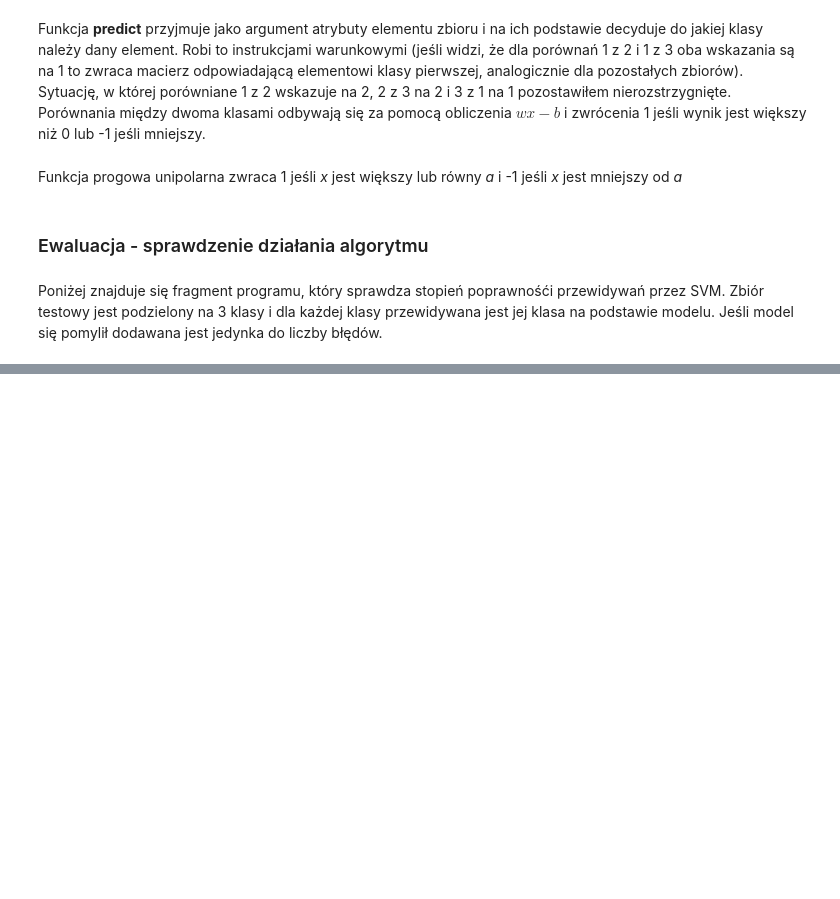
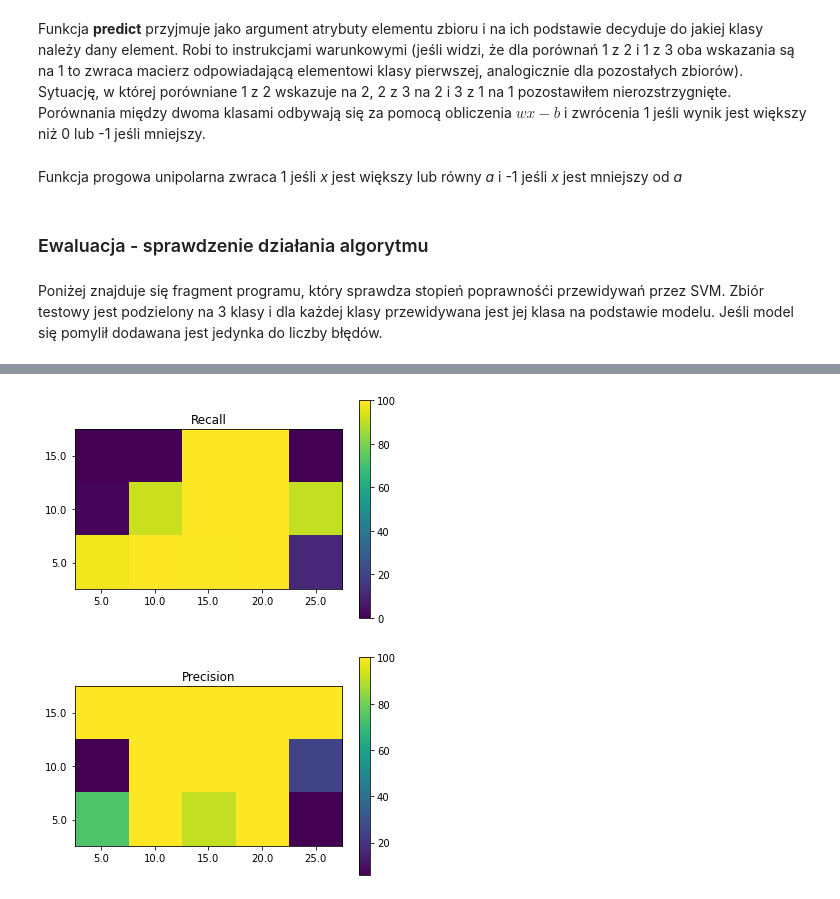
Before and after one commit to Mitchu727/Fingmap, a Jupyter notebook: Data/Classificator - SVM.ipynb, the cells around one changed output, grey strips where cells are left out. Cells and saved outputs as stored; diff of their text form; code cells hidden in the pictures; blank space fills up the shorter version.

```diff
--- a/Data/Classificator - SVM.ipynb
+++ b/Data/Classificator - SVM.ipynb
@@ -187,0 +214,29 @@ TypeError: create_heatmap() takes 3 positional arguments but 4 were given
+# %%
+def calculate_recall(classification_array):
+    """
+    Recall is the percentage of all cat images in the dev (or test) set that it correctly
+    labeled as a cat.(definition from Machine Learning Yearning by Andrew NG)
+    """
+    recall_list = np.zeros(15)
+    for class_index in range(len(classification_array)):
+        recall_list[class_index] = 100*classification_array[class_index][class_index]/classification_array[class_index].sum()
+    return recall_list
+# %%
+def calculate_precision(classification_array):
+    """
+    Precision  is the fraction of images in the dev (or test) set it labeled as cats that
+    really are cats.(definition from Machine Learning Yearning by Andrew NG)
+    """
+    precision_list = np.zeros(15)
+    for class_index in range(len(classification_array)):
+        if classification_array[:,class_index].sum() == 0:
+            precision_list[class_index] = 100
+        else:
+            precision_list[class_index] = 100*classification_array[:,class_index][class_index]/classification_array[:,class_index].sum()
+    return precision_list
+# %%
+create_heatmap("Recall", data_dictionary, calculate_recall(classification_array))
+create_heatmap("Precision", data_dictionary, calculate_precision(classification_array))
+# %% [output]
+[figure, added]
+[figure, added]
```
Also changed, not shown: parts of 5 cells of this notebook, 1 other file.
